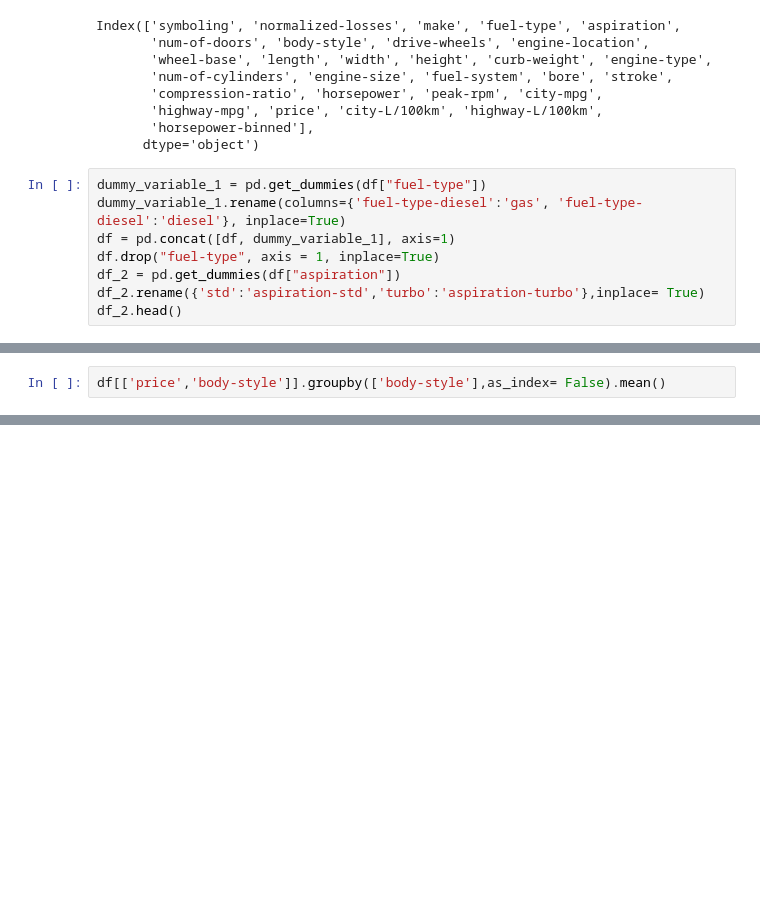
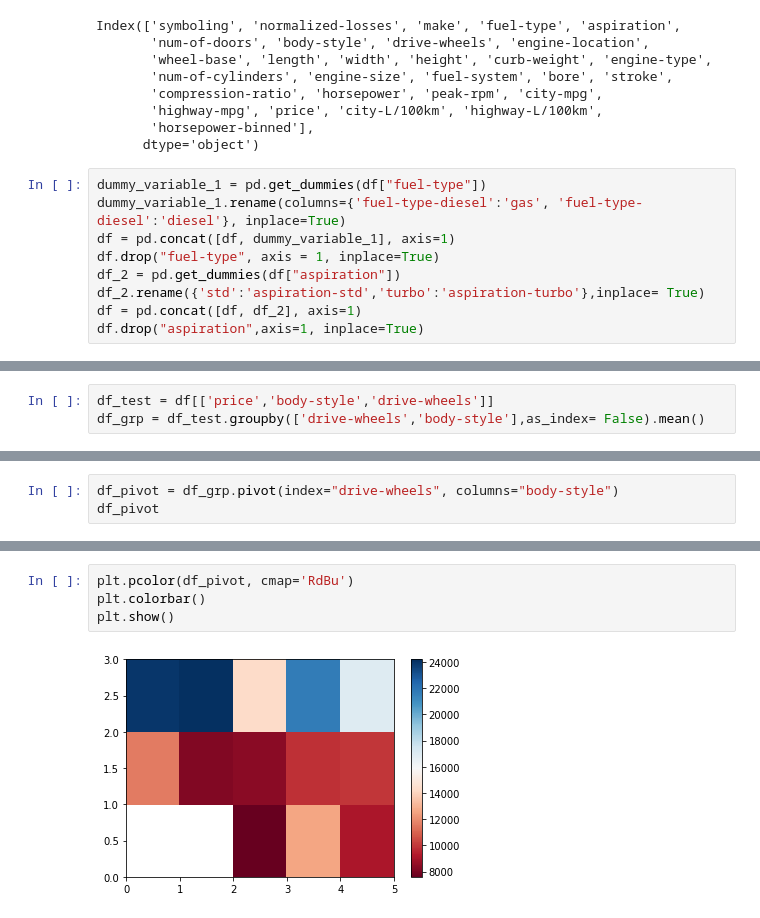
Before and after one commit to wjwka/DS_practical_applied, a Jupyter notebook: Data Analysis with python/Untitled.ipynb, the cells around one changed output, grey strips where cells are left out. Cells and saved outputs as stored; diff of their text form; blank space fills up the shorter version.

```diff
--- a/Data Analysis with python/Untitled.ipynb
+++ b/Data Analysis with python/Untitled.ipynb
@@ -221,4 +222,5 @@ df = pd.concat([df, dummy_variable_1], axis=1)
 df.drop("fuel-type", axis = 1, inplace=True)
 df_2 = pd.get_dummies(df["aspiration"])
 df_2.rename({'std':'aspiration-std','turbo':'aspiration-turbo'},inplace= True)
-df_2.head()
+df = pd.concat([df, df_2], axis=1)
+df.drop("aspiration",axis=1, inplace=True)
@@ -225,2 +247,3 @@ df_2.head()
 # %%
-df[['price','body-style']].groupby(['body-style'],as_index= False).mean()
+df_test = df[['price','body-style','drive-wheels']]
+df_grp = df_test.groupby(['drive-wheels','body-style'],as_index= False).mean()
@@ -236,0 +250,3 @@ summerize main characteristics, relationships between variables, extract importa
+# %%
+df_pivot = df_grp.pivot(index="drive-wheels", columns="body-style")
+df_pivot
@@ -236,0 +260,6 @@ summerize main characteristics, relationships between variables, extract importa
+# %%
+plt.pcolor(df_pivot, cmap='RdBu')
+plt.colorbar()
+plt.show()
+# %% [output]
+[figure, added]
```
Also changed, not shown: parts of 9 cells of this notebook.
